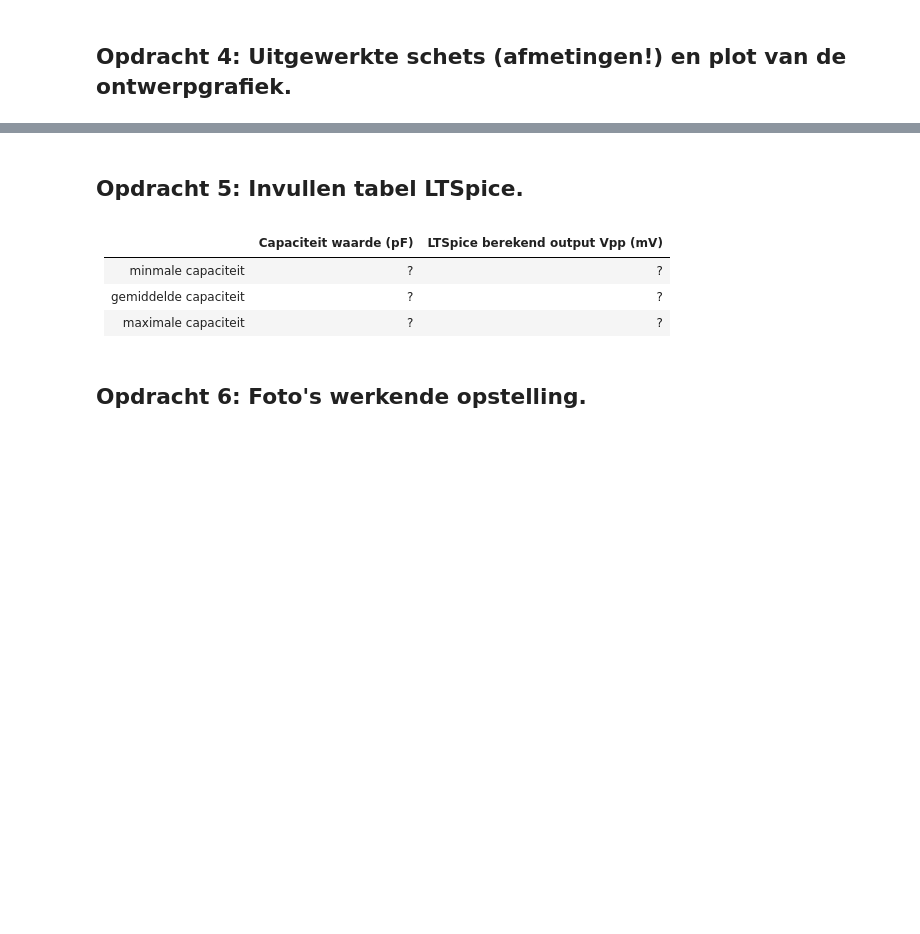
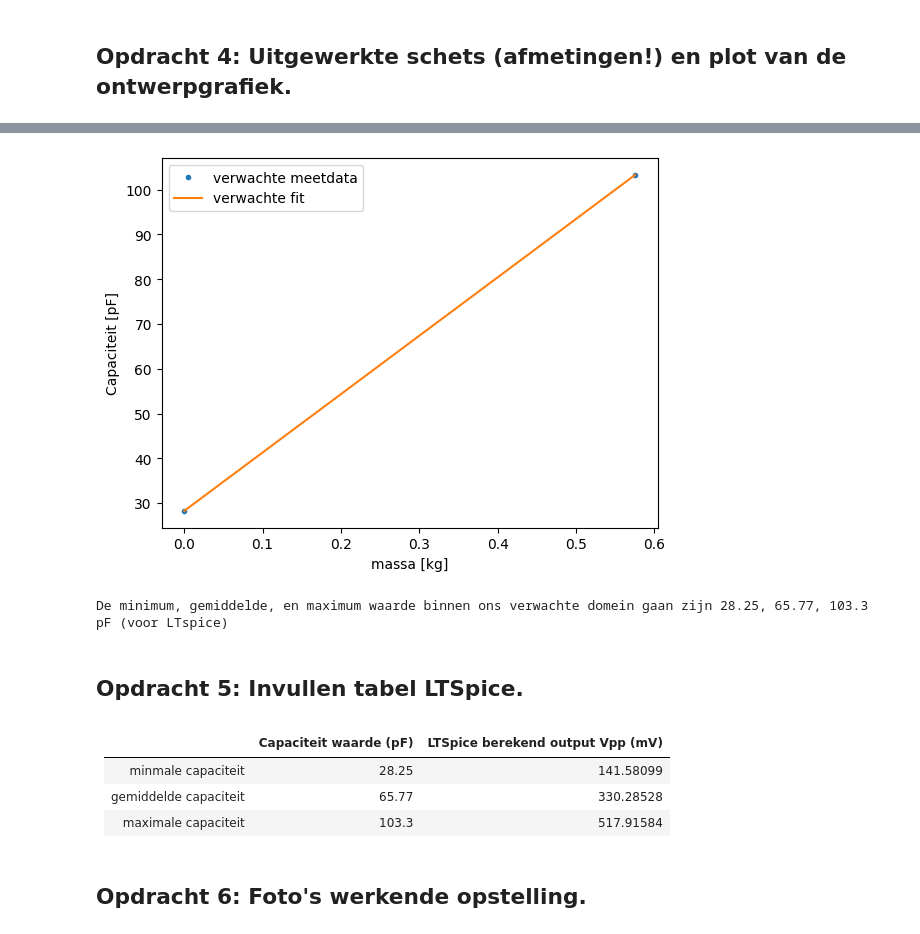
Before and after one commit to cs50202/opdrachten-DEF-D-, a Jupyter notebook: FysiekeOntwerpopdrachten/2OntwerpEenSensorCondensator/DEFOntwerpopdracht2OntwerpEenSensorInvulTemplate.ipynb, the cells around one changed output, grey strips where cells are left out. Drawn from its saved outputs; the diff is of its cells as text; code cells hidden in the pictures; blank space fills up the shorter version.

```diff
--- a/FysiekeOntwerpopdrachten/2OntwerpEenSensorCondensator/DEFOntwerpopdracht2OntwerpEenSensorInvulTemplate.ipynb
+++ b/FysiekeOntwerpopdrachten/2OntwerpEenSensorCondensator/DEFOntwerpopdracht2OntwerpEenSensorInvulTemplate.ipynb
@@ -86,11 +100,47 @@ Pas deze tekst aan: Wij gaan een sensor maken die X meet.
+# %%
+# Om de kalibratiegrafiek te maken gebruiken we de beredenering hierboven, daarom meten we 2 punten en trekken we daar een lijn doorheen. Dit wordt onze kalibratiegrafiek
+
+import matplotlib.pyplot as plt
+from scipy.optimize import curve_fit
+
+# We nemen geen massa en de massa van een iphone
+m_verw = np.array([0, 575.4])*1e-3
+
+# We meten dan de V_max_out
+V_max_out_verw = np.array([134e-3, 490e-3])
+Cap_verw = berekenCapaciteit(V_max_out_verw, 7.55, 1000, 100000)*1e12
+
+def fitverw(x, a, b):
+    return a*x + b
+
+vals, covs = curve_fit(fitverw, m_verw, Cap_verw)
+xtest = np.linspace(np.min(m_verw), np.max(m_verw), 500)
+ytest = fitverw(xtest, *vals,)
+
+plt.figure()
+plt.plot(m_verw, Cap_verw, '.', label = 'verwachte meetdata')
+plt.plot(xtest, ytest, '-', label = 'verwachte fit')
+plt.xlabel('massa [kg]')
+plt.ylabel("Capaciteit [pF]")
+plt.legend()
+plt.show()
+
+min = np.min(ytest)
+mean = np.mean(ytest)
+max = np.max(ytest)
+
+print(f"De minimum, gemiddelde, en maximum waarde binnen ons verwachte domein gaan zijn {min:.4g}, {mean:.4g}, {max:.4g} pF (voor LTspice)")
+# %% [output]
+[figure, added]
+De minimum, gemiddelde, en maximum waarde binnen ons verwachte domein gaan zijn 28.25, 65.77, 103.3 pF (voor LTspice)
 # %% [markdown]
 ## Opdracht 5: Invullen tabel LTSpice.
 # %% [markdown]
 |         | Capaciteit waarde (pF)  | LTSpice berekend output Vpp (mV)|
 |-------------|-------------:|-------------:|
-| minmale capaciteit| ? |? |
-| gemiddelde capaciteit| ? |? |
-| maximale capaciteit| ? |? |
+| minmale capaciteit| 28.25 |141.58099 |
+| gemiddelde capaciteit| 65.77 |330.28528 |
+| maximale capaciteit| 103.3 |517.91584 |
 # %% [markdown]
 ## Opdracht 6: Foto's werkende opstelling.
 # %% [markdown]
```
Also changed, not shown: parts of 22 cells of this notebook, 7 other files.
